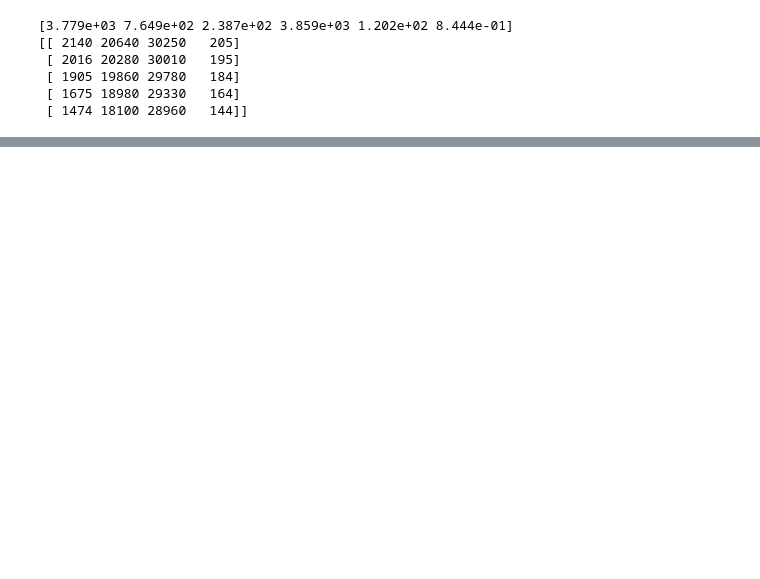
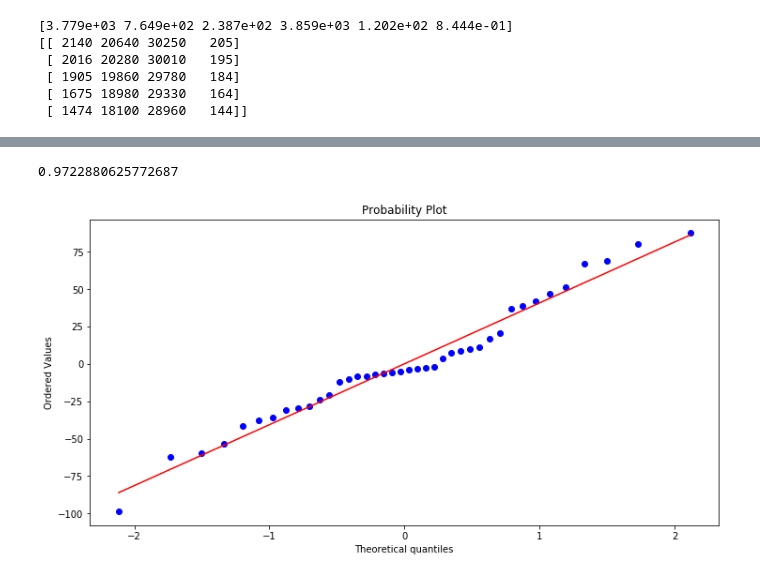
Before and after one commit to MuzzyB/Linear-Regression, a Jupyter notebook: Linear Regression Analysis Template.ipynb, the cells around one changed output, grey strips where cells are left out. Cells and saved outputs as stored; diff of their text form; code cells hidden in the pictures; blank space fills up the shorter version.

```diff
--- a/Linear Regression Analysis Template.ipynb
+++ b/Linear Regression Analysis Template.ipynb
@@ -243,0 +269,9 @@ print(features[0:5, :])
+# %%
+### Candidate Model #1
+# y ~ x1 + x2 +x3 + x4
+
+# Fitting the model
+
+print("Started fitting the linear model")
+jet_model1 = smf.ols('y ~ x1 + x2 + x3 + x4', data=jet).fit()
+print("Finished fitting linear model")
@@ -243,0 +281,5 @@ print(features[0:5, :])
+# %%
+#Fit Predicted and Residual Values
+pred_val1 = jet_model1.fittedvalues.copy()
+true_val1 = jet['y'].values.copy()
+residual1 = true_val1 - pred_val1
@@ -243,0 +337,8 @@ print(features[0:5, :])
+# %%
+# Normal Probability Plot
+fig, ax = plt.subplots(figsize=(12,6))
+_, (__, ___, r) = sp.stats.probplot(residual1, plot=ax, fit=True)
+r**2
+# %% [output]
+0.9722880625772687
+[figure, added]
```
Also changed, not shown: parts of 24 cells of this notebook.
